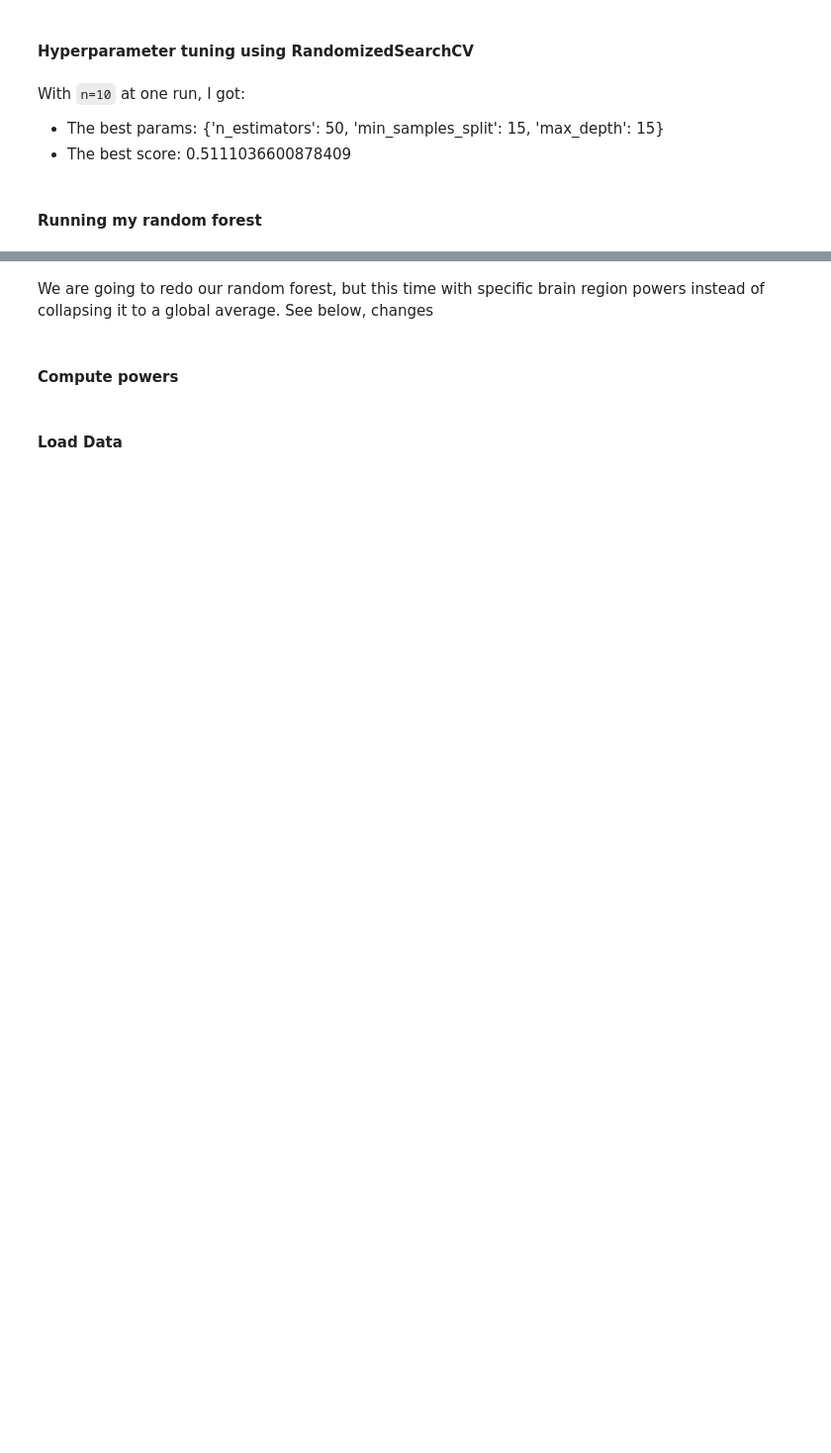
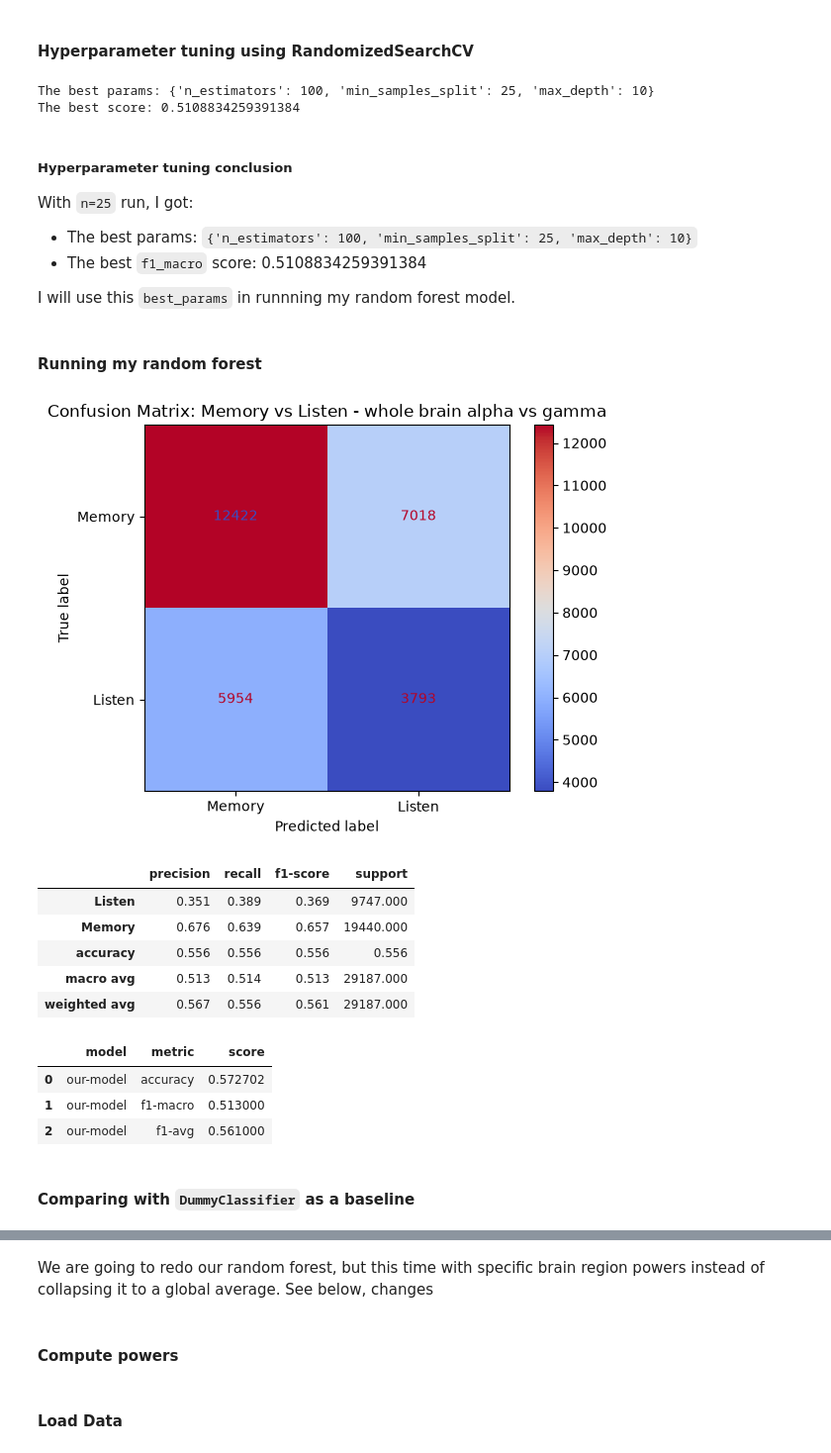
Before and after one commit to atifmmahmud/cognitive-load-biomarkers, a Jupyter notebook: eeg-classifier.ipynb, the cells around one changed output, grey strips where cells are left out. Shown: that part at 99% size. Saved outputs shown, nothing was run; the diff lists cells and outputs as text; code cells hidden in the pictures; blank space fills up the shorter version.

```diff
--- a/eeg-classifier.ipynb
+++ b/eeg-classifier.ipynb
@@ -288,9 +340,9 @@ My dataset has 19440 memory and 9747 listen. Ideally i would like more of an eve
 logo = LeaveOneGroupOut()
 
 param_grid = {
-    "n_estimators" : [50, 100, 200],
-    "max_depth" : [10, 15, 20],
-    "min_samples_split" : [2, 5, 10, 15]
+    "n_estimators" : [50, 100, 200, 300, 400],
+    "max_depth" : [10, 15, 20, 25, 30],
+    "min_samples_split" : [2, 5, 10, 15, 20, 25]
 }
 
 random_search = RandomizedSearchCV(
@@ -306,24 +358,59 @@ random_search = RandomizedSearchCV(
 random_search.fit(X, Y)
 print(f"The best params: {random_search.best_params_}")
 print(f"The best score: {random_search.best_score_}")
+# %% [output]
+The best params: {'n_estimators': 100, 'min_samples_split': 25, 'max_depth': 10}
+The best score: 0.5108834259391384
 # %% [markdown]
-With `n=10` at one run, I got:
-- The best params: {'n_estimators': 50, 'min_samples_split': 15, 'max_depth': 15}
-- The best score: 0.5111036600878409
+##### Hyperparameter tuning conclusion
+
+With `n=25` run, I got:
+- The best params: `{'n_estimators': 100, 'min_samples_split': 25, 'max_depth': 10}`
+- The best `f1_macro` score: 0.5108834259391384
+
+I will use this `best_params` in runnning my random forest model.
 # %% [markdown]
 #### Running my random forest
+# %%
+scores_df = pd.DataFrame(columns=["model", "metric", "score"])
 # %%
 best_params = random_search.best_params_
 accuracies, true, predicted = [], [], []
+accuracy
 
 for train, test in logo.split(X, Y, groups=group):
     classifier = RandomForestClassifier(**best_params, random_state=42, class_weight="balanced")
     classifier.fit(X.iloc[train], Y.iloc[train])
     prediction = classifier.predict(X.iloc[test])
     accuracy = accuracy_score(Y.iloc[test], prediction)
     accuracies.append(accuracy)
     true.extend(Y.iloc[test])
     predicted.extend(prediction)
 
-print(f"Mean accuracy: {np.mean(accuracies)}")
-print(f"Classification report: {classification_report(true, predicted)}")
+cm = confusion_matrix(true, predicted, labels=["Memory", "Listen"])
+ConfusionMatrixDisplay(cm, display_labels=["Memory", "Listen"]).plot(cmap="coolwarm")
+plt.title("Confusion Matrix: Memory vs Listen - whole brain alpha vs gamma")
+plt.show()
+
+report = classification_report(true, predicted, output_dict = True)
+report_df = pd.DataFrame(report).transpose().round(3)
+
+scores_df.loc[len(scores_df)] = ["our-model", "accuracy", accuracy]
+scores_df.loc[len(scores_df)] = ["our-model", "f1-macro", report_df.loc["macro avg", "f1-score"]]
+scores_df.loc[len(scores_df)] = ["our-model", "f1-avg", report_df.loc["weighted avg", "f1-score"]]
+display(report_df)
+display(scores_df)
+# %% [output]
+[figure, added]
+|  | precision | recall | f1-score | support |
+| Listen | 0.351 | 0.389 | 0.369 | 9747.000 |
+| Memory | 0.676 | 0.639 | 0.657 | 19440.000 |
+| accuracy | 0.556 | 0.556 | 0.556 | 0.556 |
+| macro avg | 0.513 | 0.514 | 0.513 | 29187.000 |
+| weighted avg | 0.567 | 0.556 | 0.561 | 29187.000 |
+|  | model | metric | score |
+| 0 | our-model | accuracy | 0.572702 |
+| 1 | our-model | f1-macro | 0.513000 |
+| 2 | our-model | f1-avg | 0.561000 |
+# %% [markdown]
+#### Comparing with `DummyClassifier` as a baseline
```
Also changed, not shown: parts of 61 cells of this notebook.
